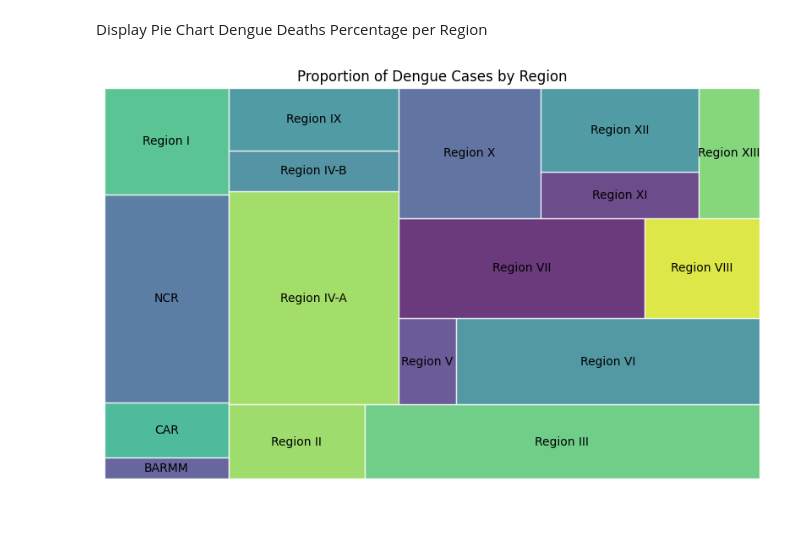
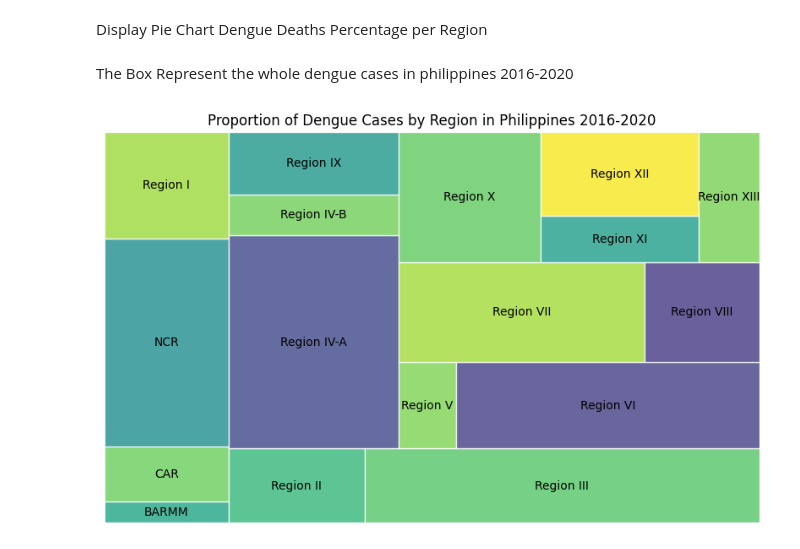
Before and after one commit to dambear/ITBA3203-PROJECT, a Jupyter notebook: dengue.ipynb, the cells around one changed output. Drawn from its saved outputs; the diff is of its cells as text; code cells hidden in the pictures; blank space fills up the shorter version.

Commit message:
box chart update

```diff
--- a/dengue.ipynb
+++ b/dengue.ipynb
@@ -115,24 +115,23 @@ Display BarChart Total Dengue Deaths per Region
 Display Pie Chart Dengue Cases Percentage per Region
 # %% [markdown]
 Display Pie Chart Dengue Deaths Percentage per Region
+# %% [markdown]
+The Box Represent the whole dengue cases in philippines 2016-2020
 # %%
-# Group the data by region and calculate the total dengue cases for each region
-region_data = data.groupby('Region')['Dengue_Cases'].sum().reset_index()
-
 # Calculate the proportion of dengue cases for each region
-region_data['Proportion'] = region_data['Dengue_Cases'] / region_data['Dengue_Cases'].sum()
+df_perRegion['Proportion'] = df_perRegion['Dengue_Cases'] / df_perRegion['Dengue_Cases'].sum()
 
 # Create the treemap
 plt.figure(figsize=(10, 6))
-squarify.plot(sizes=region_data['Proportion'], label=region_data['Region'], alpha=0.8, edgecolor='white')
+squarify.plot(sizes=df_perRegion['Proportion'], label=df_perRegion['Region'], alpha=0.8, edgecolor='white')
 
 # Set the title
-plt.title('Proportion of Dengue Cases by Region')
+plt.title('Proportion of Dengue Cases by Region in Philippines 2016-2020')
 
 # Remove axis labels
 plt.axis('off')
 
 # Show the treemap
 plt.show()
 # %% [output]
-[figure, old version]
+[figure, new version]
```
Also changed, not shown: parts of 2 cells of this notebook.
